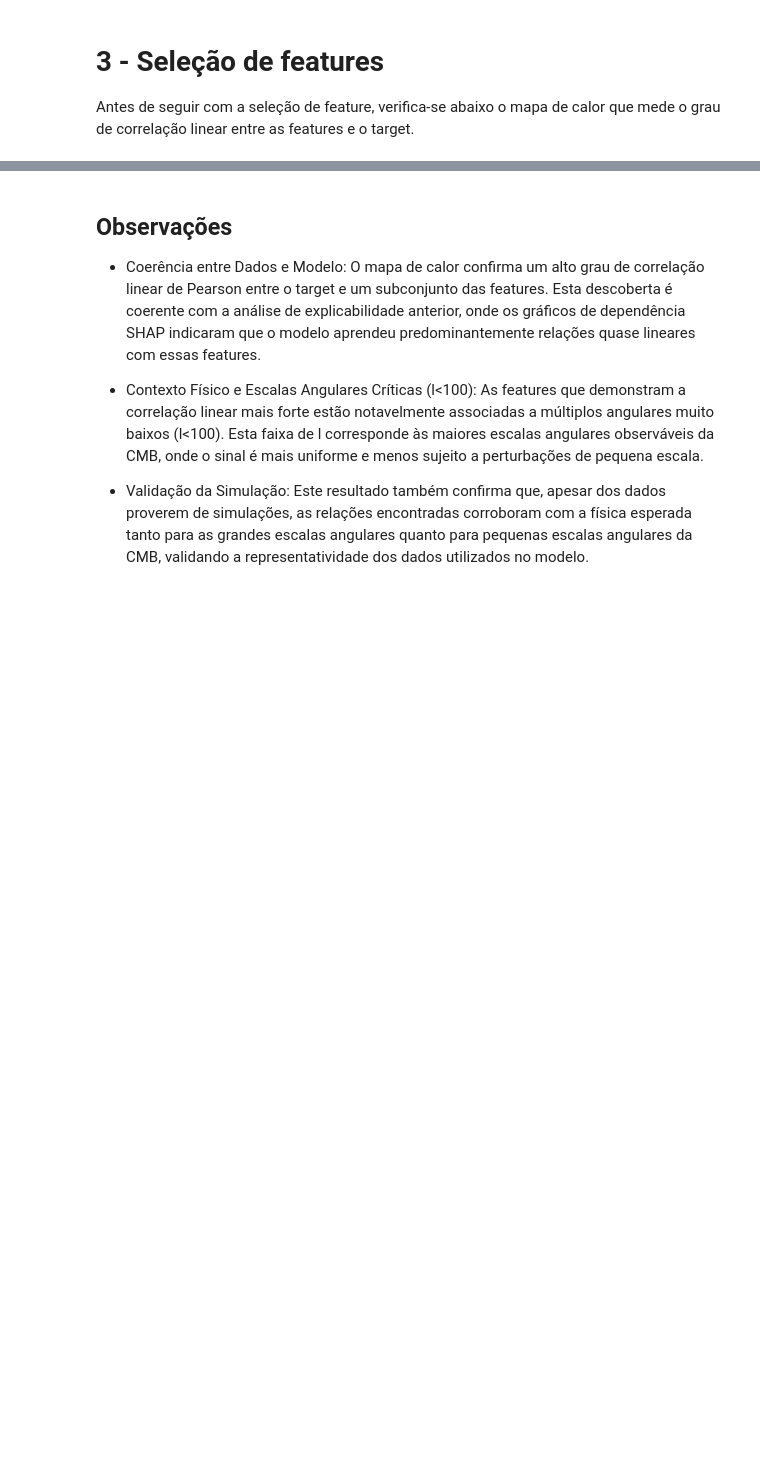
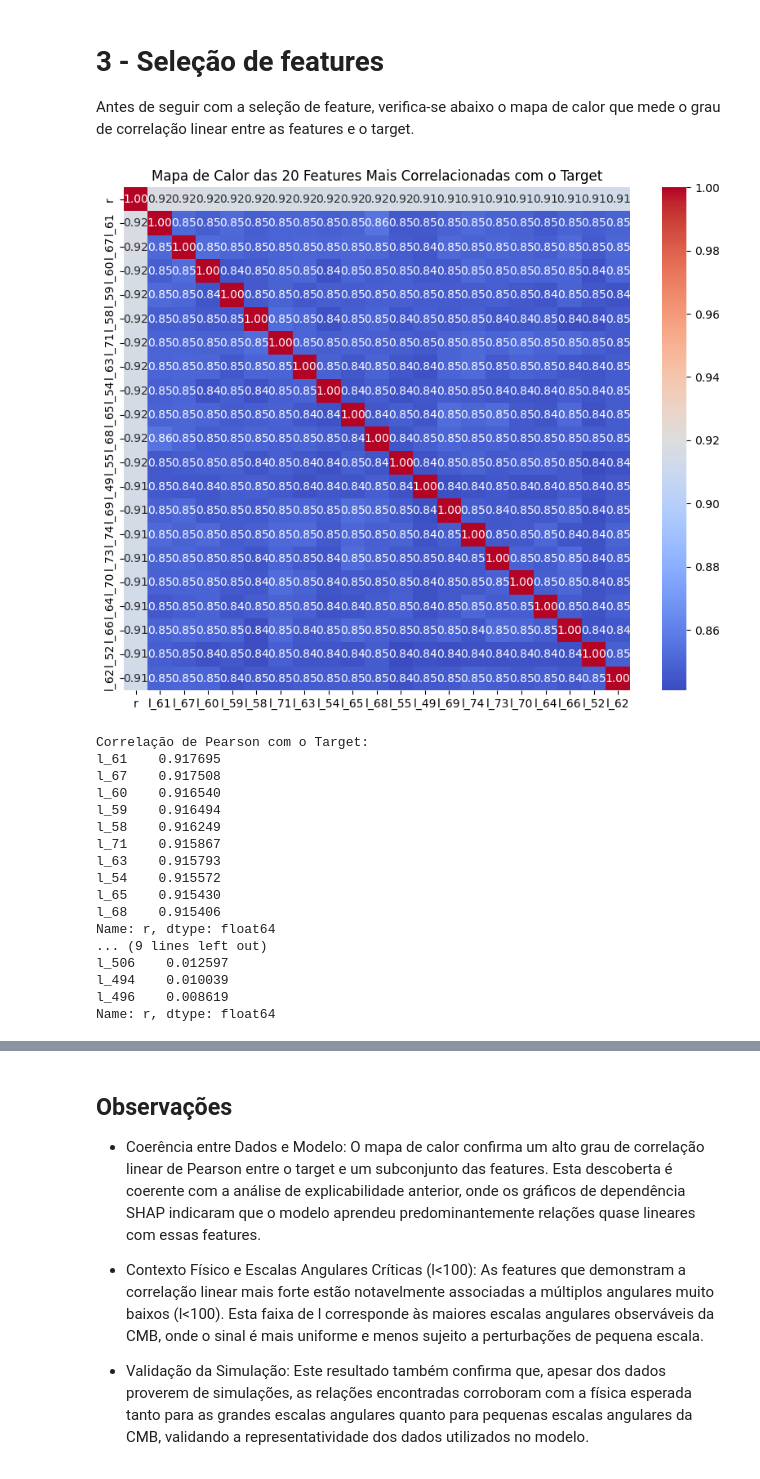
Before and after one commit to RenatodaCostaSantos/capacitacao, a Jupyter notebook: aeroespacial/notebooks/4_selecao_features_com_modelo_linear.ipynb, the cells around one changed output, grey strips where cells are left out. Cells and saved outputs as stored; diff of their text form; code cells hidden in the pictures; blank space fills up the shorter version.

```diff
--- a/aeroespacial/notebooks/4_selecao_features_com_modelo_linear.ipynb
+++ b/aeroespacial/notebooks/4_selecao_features_com_modelo_linear.ipynb
@@ -138,39 +172,54 @@ X_train["media_ponderada_Cls"].tail()
 Antes de seguir com a seleção de feature, verifica-se abaixo o mapa de calor que mede o grau de correlação linear entre as features e o target.
 # %%
 # 1. Junta-se as features de treino (X_train) e o target (y_train)
-df_train_corr = pd.concat([X_train, y_train.rename("r")], axis=1)
+df_train_corr = pd.concat([X_train, y_train.rename('r')], axis=1)
 
 # 2. Calcula-se a matriz de correlação (entre todas as features e o target)
 corr_matrix = df_train_corr.corr()
 
 # 3. Foca-se apenas na correlação com o Target
-target_corr = corr_matrix["r"].sort_values(ascending=False)
+target_corr = corr_matrix['r'].sort_values(ascending=False)
 
 # Opcional: Pega-se apenas as 20 features mais correlacionadas para melhor visualização
 top_n = 20
-top_corr_features = target_corr.head(
-    top_n + 1
-).index.tolist()  # +1 para incluir o próprio Target
+top_corr_features = target_corr.head(top_n + 1).index.tolist() # +1 para incluir o próprio Target
 
 # 4. Cria o mapa de calor
 plt.figure(figsize=(10, 8))
 sns.heatmap(
-    corr_matrix.loc[
-        top_corr_features, top_corr_features
-    ],  # Matriz reduzida para as top N
+    corr_matrix.loc[top_corr_features, top_corr_features], # Matriz reduzida para as top N
     annot=True,
     fmt=".2f",
-    cmap="coolwarm",
-    cbar=True,
+    cmap='coolwarm',
+    cbar=True
 )
-plt.title(f"Mapa de Calor das {top_n} Features Mais Correlacionadas com o Target")
+plt.title(f'Mapa de Calor das {top_n} Features Mais Correlacionadas com o Target')
 plt.show()
 
 # 5. Imprimir os valores de correlação com o Target (para confirmação)
 print("\nCorrelação de Pearson com o Target:")
-print(target_corr.drop("r").head(10))  # Mostra as 10 mais correlacionadas
+print(target_corr.drop('r').head(10)) # Mostra as 10 mais correlacionadas
 
 print("\nCorrelação de Pearson com o Target:")
-print(target_corr.drop("r").tail(10))  # Mostra as 10 mais correlacionadas
+print(target_corr.drop('r').tail(10)) # Mostra as 10 mais correlacionadas
+# %% [output]
+[figure, added]
+Correlação de Pearson com o Target:
+l_61    0.917695
+l_67    0.917508
+l_60    0.916540
+l_59    0.916494
+l_58    0.916249
+l_71    0.915867
+l_63    0.915793
+l_54    0.915572
+l_65    0.915430
+l_68    0.915406
+Name: r, dtype: float64
+... (9 lines left out)
+l_506    0.012597
+l_494    0.010039
+l_496    0.008619
+Name: r, dtype: float64
 # %%
 print("\nCorrelação de Pearson com o Target:")
```
Also changed, not shown: parts of 67 cells of this notebook, 5 other files.
